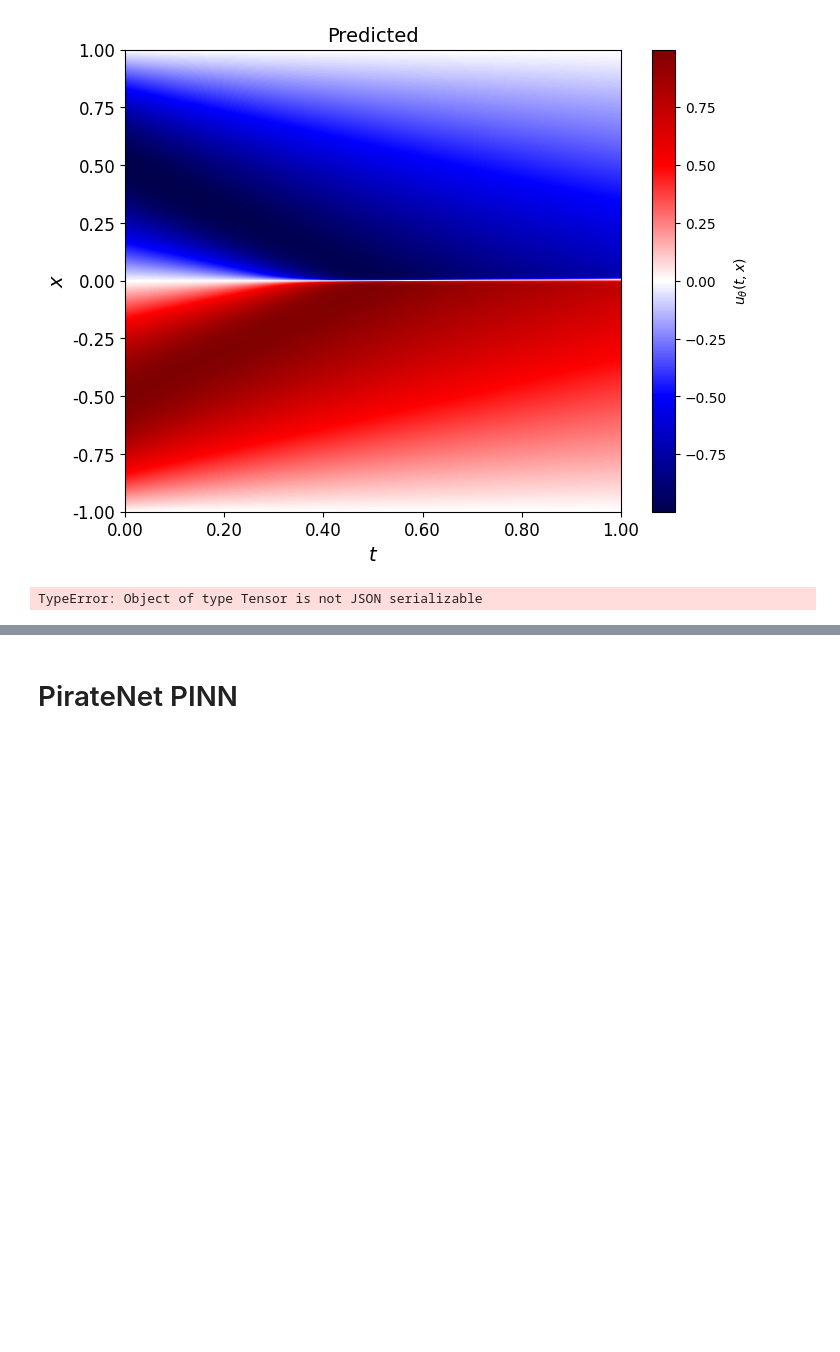
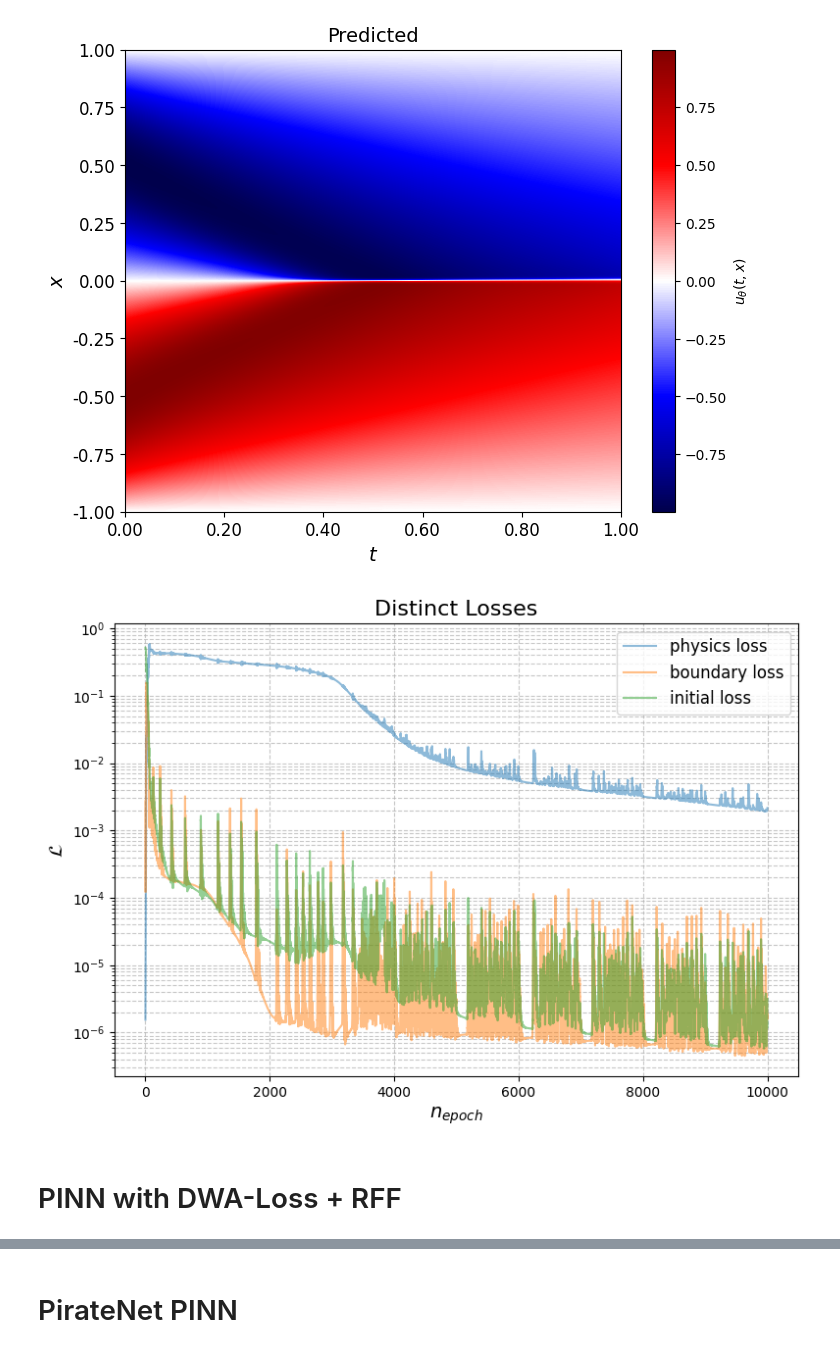
Before and after one commit to 1frog-prog1/diploma_pinn, a Jupyter notebook: notebooks/1d_burgers_pinn.ipynb, the cells around one changed output, grey strips where cells are left out. Drawn from its saved outputs; the diff is of its cells as text; code cells hidden in the pictures; blank space fills up the shorter version.

```diff
--- a/notebooks/1d_burgers_pinn.ipynb
+++ b/notebooks/1d_burgers_pinn.ipynb
@@ -372,9 +368,25 @@ T, X, U = compute_approximation_2d(db_pinn, lb, ub, N)
 plot_single_heatmap_2d(T, X, U, title="Predicted") # save_path="../pics/1d_burgers/plots/sa_pinn_v001divpi.png")
 # %% [output]
 [figure]
+# %%
+physics_loss = [temp[1]["physics_loss"].item() for temp in eval_loss]
+boundary_loss = [temp[1]["boundary_loss"].item() for temp in eval_loss]
+initial_loss = [temp[1]["initial_loss"].item() for temp in eval_loss]
+dist_losses = {
+    "physics loss": physics_loss,
+    "boundary loss": boundary_loss,
+    "initial loss": initial_loss
+}
+# отрисовка сохраненных графиков
+plot_loss(
+    dist_losses, title="Distinct Losses", alpha=0.5,
+    save_path=os.path.join("..", "pics", "1d_burgers", "loss", "db_pinn_distinct_losses.png")
+)
+# %% [output]
+[figure, added]
 # %%
 save_u_results(T, X, U, os.path.join("..", "data", "results", "db_rff_pinn.json"))
-save_eval_losses(eval_loss, os.path.join("..", "data", "loss", "db_rff_pinn.json") )
+# save_eval_losses(eval_loss, os.path.join("..", "data", "loss", "db_rff_pinn.json") )
 save_model(db_pinn, os.path.join("..", "saved_models", "1d_burgers", "db_rff_pinn.pt"))
-# %% [output]
-TypeError: Object of type Tensor is not JSON serializable
+# %% [markdown]
+# PINN with DWA-Loss + RFF
```
Also changed, not shown: parts of 8 cells of this notebook, 11 other files.
